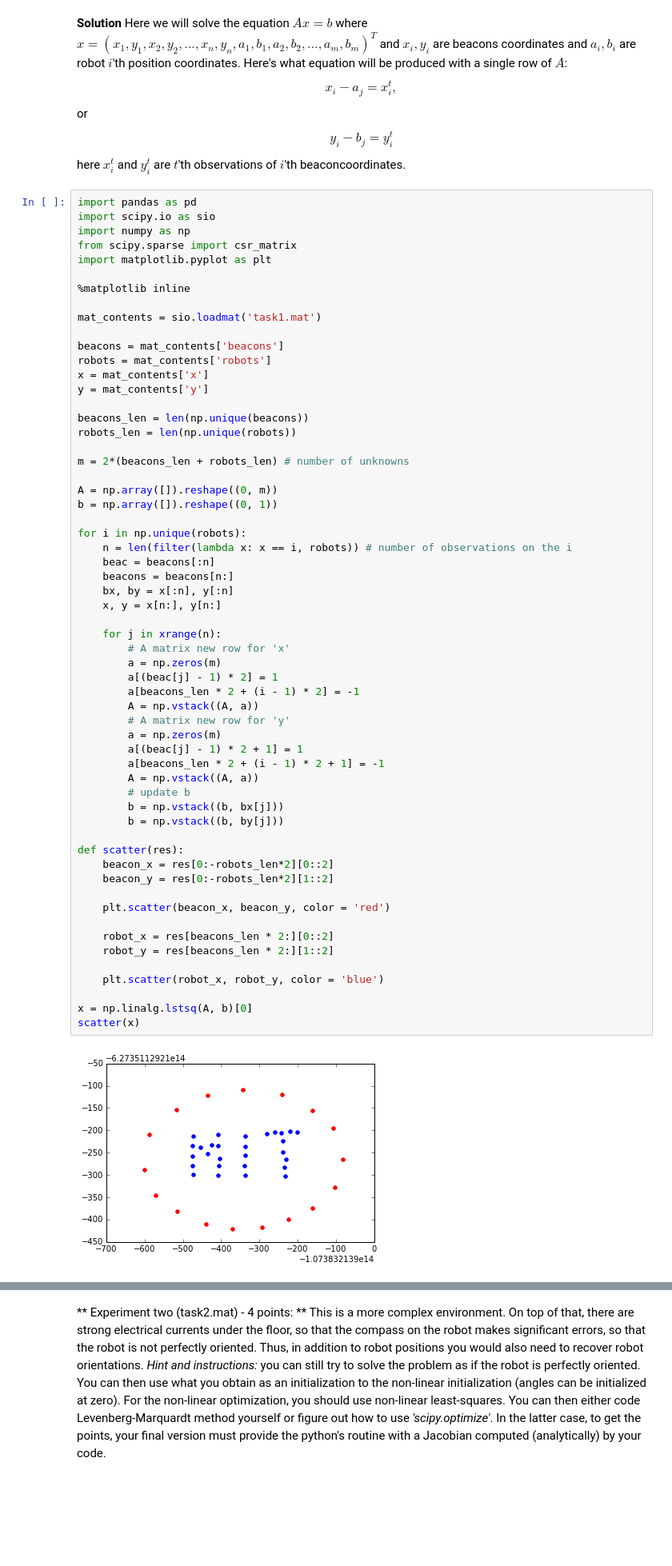
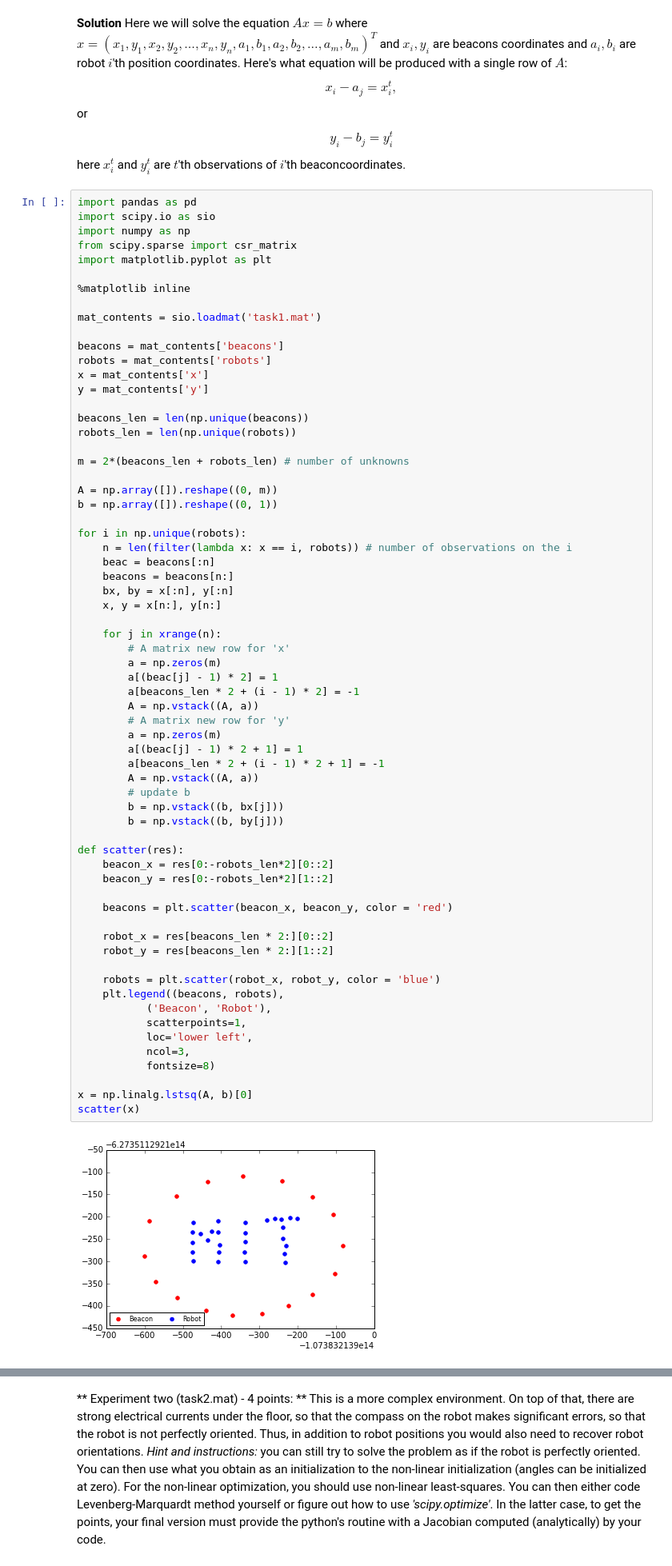
Before and after one commit to ivanovak/SK_OM2015, a Jupyter notebook: Assignment4/task.ipynb, the cells around one changed output, grey strips where cells are left out. Shown at 80% size. Drawn from its saved outputs; the diff is of its cells as text; blank space fills up the shorter version.

```diff
--- a/Assignment4/task.ipynb
+++ b/Assignment4/task.ipynb
@@ -43,33 +43,39 @@ for i in np.unique(robots):
     bx, by = x[:n], y[:n]
     x, y = x[n:], y[n:]
 
     for j in xrange(n):
         # A matrix new row for 'x'
         a = np.zeros(m)
         a[(beac[j] - 1) * 2] = 1
         a[beacons_len * 2 + (i - 1) * 2] = -1
         A = np.vstack((A, a))
         # A matrix new row for 'y'
         a = np.zeros(m)
         a[(beac[j] - 1) * 2 + 1] = 1
         a[beacons_len * 2 + (i - 1) * 2 + 1] = -1
         A = np.vstack((A, a))
         # update b
         b = np.vstack((b, bx[j]))
         b = np.vstack((b, by[j]))
 
 def scatter(res):
     beacon_x = res[0:-robots_len*2][0::2]
     beacon_y = res[0:-robots_len*2][1::2]
 
-    plt.scatter(beacon_x, beacon_y, color = 'red')
+    beacons = plt.scatter(beacon_x, beacon_y, color = 'red')
 
     robot_x = res[beacons_len * 2:][0::2]
     robot_y = res[beacons_len * 2:][1::2]
 
-    plt.scatter(robot_x, robot_y, color = 'blue')
+    robots = plt.scatter(robot_x, robot_y, color = 'blue')
+    plt.legend((beacons, robots),
+           ('Beacon', 'Robot'),
+           scatterpoints=1,
+           loc='lower left',
+           ncol=3,
+           fontsize=8)
 
 x = np.linalg.lstsq(A, b)[0]
 scatter(x)
 # %% [output]
-[figure, old version]
+[figure, new version]
```
Also changed, not shown: parts of 4 cells of this notebook.
